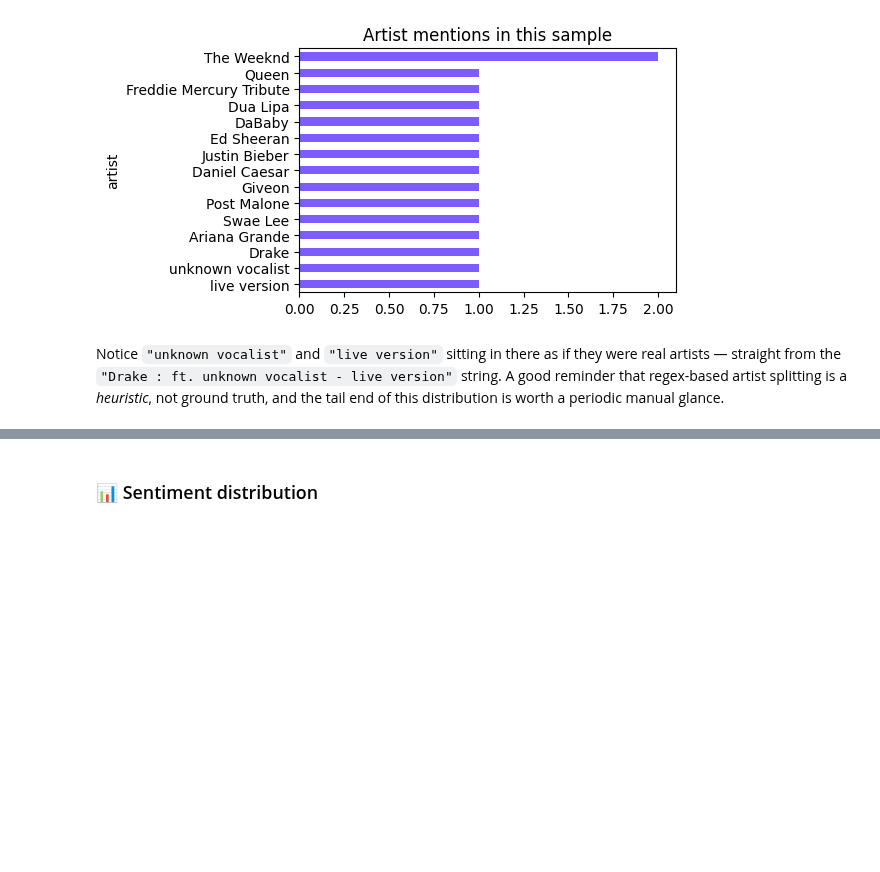
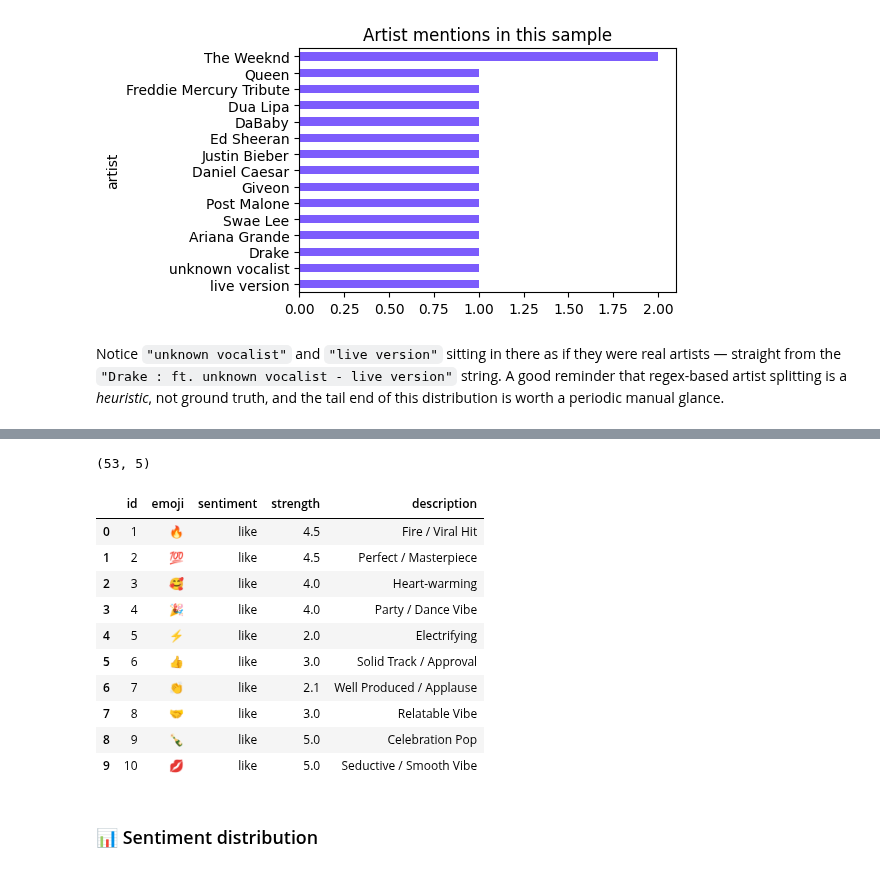
Before and after one commit to MaximumAsp66915/Applied_Data_Science_Course, a Jupyter notebook: notebooks/3.datacleaning-EDA.ipynb, the cells around one changed output, grey strips where cells are left out. Saved outputs shown, nothing was run; the diff lists cells and outputs as text; code cells hidden in the pictures; blank space fills up the shorter version.

```diff
--- a/notebooks/3.datacleaning-EDA.ipynb
+++ b/notebooks/3.datacleaning-EDA.ipynb
@@ -370,3 +351,80 @@ reaction_types.head(10)
+# %%
+reaction_types_csv = """id,emoji,sentiment,strength,description
+1,\U0001F525,like,4.5,Fire / Viral Hit
+2,\U0001F4AF,like,4.5,Perfect / Masterpiece
+3,\U0001F970,like,4,Heart-warming
+4,\U0001F389,like,4,Party / Dance Vibe
+5,\u26A1,like,2,Electrifying
+6,\U0001F44D,like,3,Solid Track / Approval
+7,\U0001F44F,like,2.1,Well Produced / Applause
+8,\U0001F91D,like,3,Relatable Vibe
+9,\U0001F37E,like,5,Celebration Pop
+10,\U0001F48B,like,5,Seductive / Smooth Vibe
+11,\U0001F47E,like,2,Synthwave / Gaming Vibe
+12,\U0001F34C,dislike,-4,Fun / Quirky Track
+13,\U0001F353,like,3,Sweet / Acoustic Vibe
+14,\U0001F192,like,3.5,Trendy / Cool Track
+15,\U0001F485,like,3.5,Sassy / Confident Anthems
+16,\U0001F62D,like,4.5,Deeply Moving / Beautifully Sad
+17,\U0001F631,like,4,Mind-blowing Drop / Shocking Twist
+18,\U0001F622,like,4,Melancholic / Nostalgic Melodies
+19,\U0001F494,like,3.5,Heartbreak Anthem / Deep Lyrics
+20,\U0001F610,neutral,-1,Unremarkable / Plain Track
+21,\U0001F440,dislike,-2,Intriguing / Hidden Gem
+22,\U0001F47B,like,2.5,Spooky / Electro-Goth Beat
+23,\u2764,like,3.5,Standard Like
+24,\u2764\u200d\U0001F525,like,5,Warm Interest
+25,\U0001F923,like,2,Funny / Satirical Lyrics
+26,\U0001F498,like,3.5,Catchy Love Song
+27,\U0001F54A,like,4,Calm / Ambient Outro
+28,\U0001F44C,like,3.5,Decent / Acceptable Mix
+29,\U0001F92F,like,5,Insane Production / Complex Drop
+30,\U0001F48A,neutral,2,Trippy / Psychedelic Sound
+31,\U0001F937\u200d\u2642,neutral,-1.5,Undecided Response
+32,\U0001F385,like,2.5,Christmas / Nostalgic Track
+33,\U0001F31A,dislike,-3,Dark / Underground Vibe
+34,\U0001FAE1,neutral,2,Respect to a Classic Track
+35,\U0001F64F,like,2.5,Soulful / Spiritual Melodies
+36,\U0001F60D,like,2.5,Highly Captivating Hook
+37,\U0001F433,neutral,-2,Deep / Low-Frequency Bass
+38,\U0001F971,dislike,-4,Boring / Derivative Track
+39,\U0001F634,dislike,-3.5,Tiring / Low-energy Skater
+40,\U0001F44E,dislike,-4,Bad Track / Thumbs Down
+41,\U0001F649,dislike,-4.5,Terrible Audio / Ear Hurting
+42,\U0001F648,neutral,0.5,Bad Performance / Can't Watch
+43,\U0001F974,dislike,-5,Disorienting / Awful Mix
+44,\U0001F92E,dislike,-5,Hated Everything About It
+45,\U0001F4A9,dislike,-5,Garbage Quality / Worst Track
+46,\U0001F601,like,2.5,Genuine Smile / Happy Vibe
+47,\U0001F917,like,4,Wholesome / Feel-good Track
+48,\u270D,like,2.5,Lyrically Strong / Poetic
+49,\U0001F5FF,neutral,1,Cultured / Classic Reference
+50,\U0001F32D,dislike,-2,Cheesy / Overly Obvious
+51,CustomEmoji,neutral,0,
+52,\U0001F60E,like,3,Cool / Stylish Production
+53,\U0001F913,like,2,Nerdy / Intellectual Appeal
+"""
+
+reaction_types = (
+    pd.read_csv(io.StringIO(reaction_types_csv), keep_default_na=False)
+    .sort_values("id")
+    .reset_index(drop=True)
+)
+print(reaction_types.shape)
+reaction_types.head(10)
+# %% [output]
+(53, 5)
+|  | id | emoji | sentiment | strength | description |
+| 0 | 1 | 🔥 | like | 4.5 | Fire / Viral Hit |
+| 1 | 2 | 💯 | like | 4.5 | Perfect / Masterpiece |
+| 2 | 3 | 🥰 | like | 4.0 | Heart-warming |
+| 3 | 4 | 🎉 | like | 4.0 | Party / Dance Vibe |
+| 4 | 5 | ⚡ | like | 2.0 | Electrifying |
+| 5 | 6 | 👍 | like | 3.0 | Solid Track / Approval |
+| 6 | 7 | 👏 | like | 2.1 | Well Produced / Applause |
+| 7 | 8 | 🤝 | like | 3.0 | Relatable Vibe |
+| 8 | 9 | 🍾 | like | 5.0 | Celebration Pop |
+| 9 | 10 | 💋 | like | 5.0 | Seductive / Smooth Vibe |
 # %% [markdown]
 ### 📊 Sentiment distribution
 # %%
```
Also changed, not shown: parts of 15 cells of this notebook, 2 other files.
